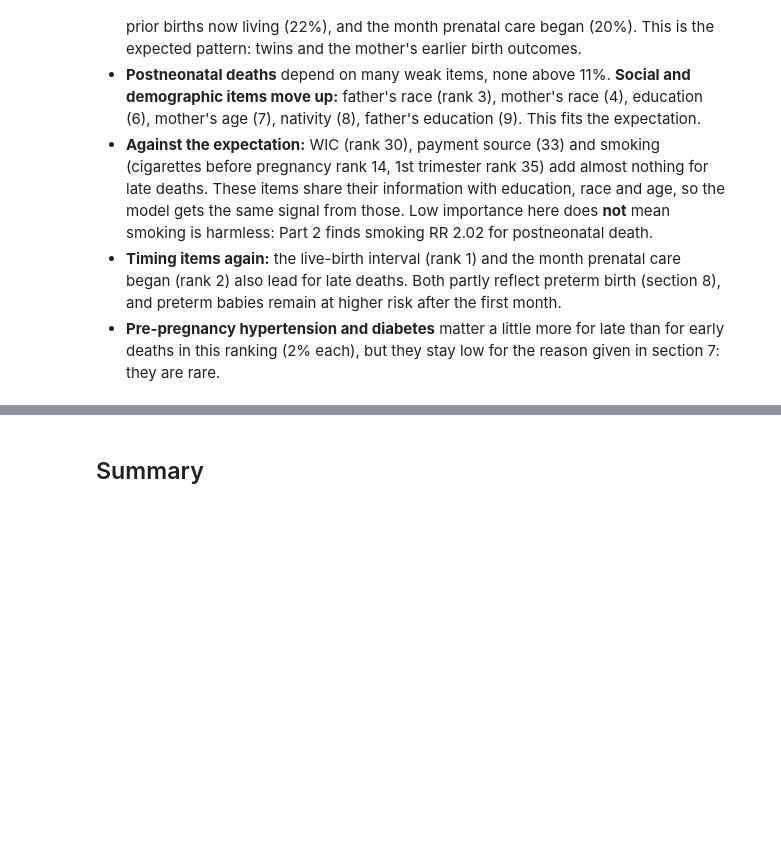
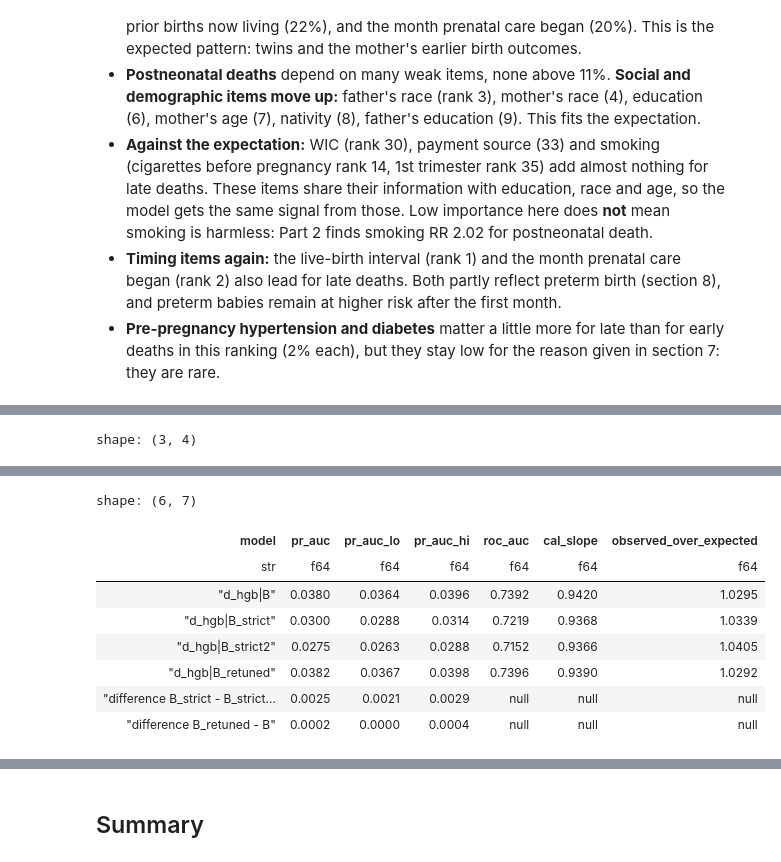
Before and after one commit to ShakulovElzar/infant-mortality-thesis, a Jupyter notebook: InfantMortalityThesis/notebooks/03_prediction.ipynb, the cells around one changed output, grey strips where cells are left out. Drawn from its saved outputs; the diff is of its cells as text; code cells hidden in the pictures; blank space fills up the shorter version.

```diff
--- a/InfantMortalityThesis/notebooks/03_prediction.ipynb
+++ b/InfantMortalityThesis/notebooks/03_prediction.ipynb
@@ -1072,0 +1088,68 @@ shape: (35, 5)
+# %%
+AUDIT_TIMING = TIMING_ITEMS + ["gdiab", "ghype", "wic"]
+EXTRA_GRID = [{"learning_rate": 0.05, "max_leaf_nodes": 255, "min_samples_leaf": 2000},
+              {"learning_rate": 0.03, "max_leaf_nodes": 127, "min_samples_leaf": 2000}]
+
+
+def stage_audit():
+    tun = pl.read_csv(REPORTS / "part1_tuning.csv")
+    old = tun.filter((pl.col("model") == "d_hgb") & (pl.col("set") == "B")).sort("tune_pr_auc", descending=True).row(0, named=True)
+    best_params = json.loads(old["params"])
+    tr, _, ytr, wtr = load("train")
+    te = pl.read_parquet(WORK / "test.parquet")
+    y = te["death"].to_numpy().astype(np.float64)
+
+    def xs(df, feats):
+        return df.select(feats).to_numpy().astype(np.float32)
+
+    preds = {"d_hgb|B": predict(joblib.load(WORK / "model_d_hgb_B.joblib"), xs(te, SETS["B"]))}
+    for name, drop in (("B_strict", TIMING_ITEMS), ("B_strict2", AUDIT_TIMING)):
+        feats = [f for f in SETS["B"] if f not in drop]
+        m = fit(hgb(feats, best_params), xs(tr, feats), ytr, wtr)
+        preds[f"d_hgb|{name}"] = predict(m, xs(te, feats))
+        log("fitted", name)
+    # wider grid, chosen on 2021 only
+    tu, _, ytu, _ = load("tune")
+    grid = [{"params": old["params"], "tune_pr_auc": old["tune_pr_auc"], "n_iter": old["n_iter"], "new": False}]
+    best_new = None
+    for prm in EXTRA_GRID:
+        t = time.time()
+        m = fit(hgb(SETS["B"], prm), xs(tr, SETS["B"]), ytr, wtr)
+        ap = SortedScores(ytu, predict(m, xs(tu, SETS["B"]))).metrics()[0]
+        grid.append({"params": json.dumps(prm), "tune_pr_auc": ap, "n_iter": int(m.n_iter_), "new": True})
+        log("grid", prm, round(ap, 4), f"{time.time() - t:.0f}s")
+        if ap > old["tune_pr_auc"] and (best_new is None or ap > best_new[0]):
+            best_new = (ap, m)
+    pl.DataFrame(grid).write_csv(REPORTS / "part1_audit_tuning.csv")
+    del tu
+    gc.collect()
+    if best_new is not None:
+        preds["d_hgb|B_retuned"] = predict(best_new[1], xs(te, SETS["B"]))
+    srt = {k: SortedScores(y, v) for k, v in preds.items()}
+    rng = np.random.default_rng(SEED)
+    boot = {k: [] for k in preds}
+    for r in range(N_BOOT):
+        w = rng.poisson(1.0, len(y)).astype(np.float64)
+        for k in preds:
+            boot[k].append(srt[k].metrics(w)[0])
+        if r % 200 == 0:
+            log("bootstrap", r)
+    boot = {k: np.array(v) for k, v in boot.items()}
+    rows = []
+    for k, p in preds.items():
+        ap, auc = srt[k].metrics()
+        lo, hi = np.percentile(boot[k], [2.5, 97.5])
+        rows.append({"model": k, "pr_auc": ap, "pr_auc_lo": lo, "pr_auc_hi": hi, "roc_auc": auc, "brier": brier(y, p), **calibration(y, p)})
+    pairs = [("d_hgb|B_strict", "d_hgb|B_strict2")] + ([("d_hgb|B_retuned", "d_hgb|B")] if best_new else [])
+    for a, b in pairs:
+        d = boot[a] - boot[b]
+        rows.append({"model": f"difference {a.split('|')[1]} - {b.split('|')[1]}", "pr_auc": float(np.mean(d)),
+                     "pr_auc_lo": np.percentile(d, 2.5), "pr_auc_hi": np.percentile(d, 97.5)})
+    pl.DataFrame(rows).write_csv(REPORTS / "part1_audit.csv")
+    log("done audit")
+
+
+run_stage(stage_audit, [REPORTS / "part1_audit.csv", REPORTS / "part1_audit_tuning.csv"])
+display(pl.read_csv(REPORTS / "part1_audit_tuning.csv"))
+pl.read_csv(REPORTS / "part1_audit.csv").select("model", "pr_auc", "pr_auc_lo", "pr_auc_hi", "roc_auc", "cal_slope", "observed_over_expected")
+# %% [output]
@@ -1072,0 +1166 @@ shape: (35, 5)
+shape: (3, 4)
@@ -1072,0 +1172,9 @@ shape: (35, 5)
+shape: (6, 7)
+| model | pr_auc | pr_auc_lo | pr_auc_hi | roc_auc | cal_slope | observed_over_expected |
+| str | f64 | f64 | f64 | f64 | f64 | f64 |
+| "d_hgb|B" | 0.0380 | 0.0364 | 0.0396 | 0.7392 | 0.9420 | 1.0295 |
+| "d_hgb|B_strict" | 0.0300 | 0.0288 | 0.0314 | 0.7219 | 0.9368 | 1.0339 |
+| "d_hgb|B_strict2" | 0.0275 | 0.0263 | 0.0288 | 0.7152 | 0.9366 | 1.0405 |
+| "d_hgb|B_retuned" | 0.0382 | 0.0367 | 0.0398 | 0.7396 | 0.9390 | 1.0292 |
+| "difference B_strict - B_strict… | 0.0025 | 0.0021 | 0.0029 | null | null | null |
+| "difference B_retuned - B" | 0.0002 | 0.0000 | 0.0004 | null | null | null |
```
Also changed, not shown: parts of 10 cells of this notebook, 21 other files.
